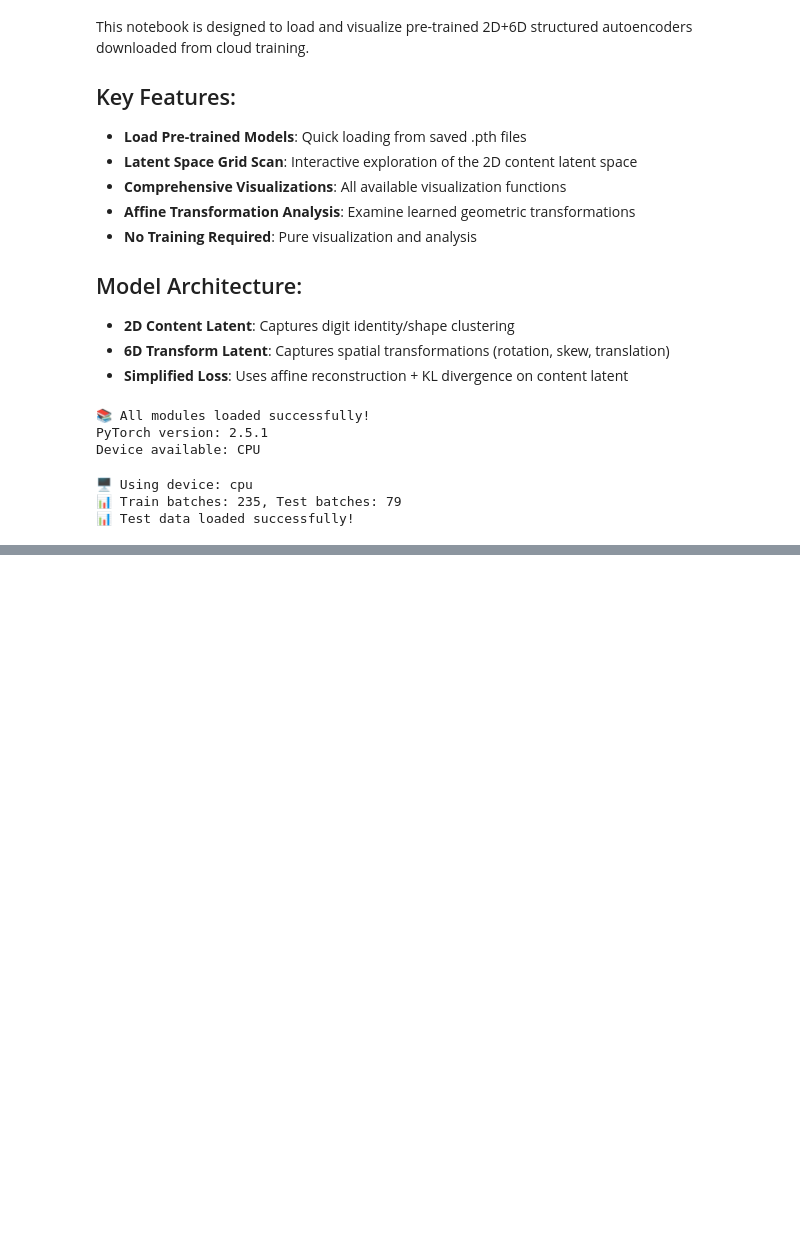
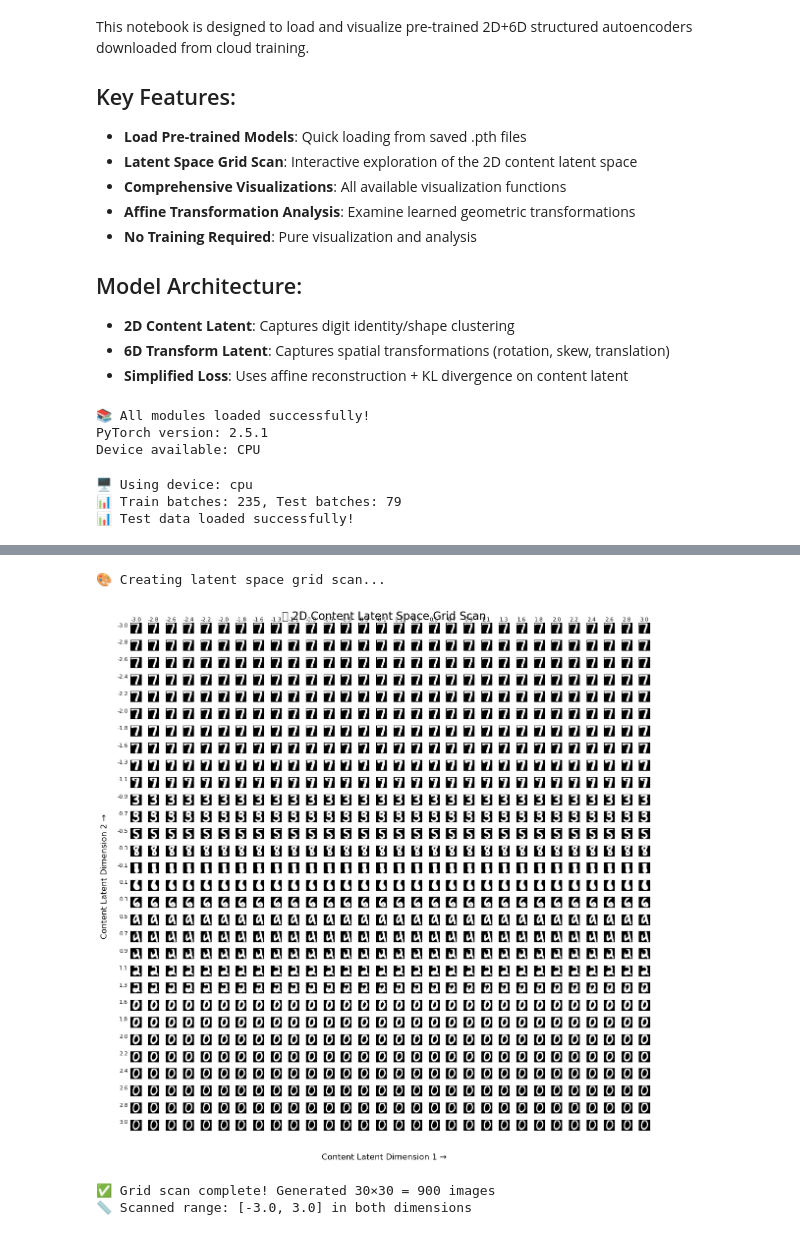
Before and after one commit to amplipy/adversAE, a Jupyter notebook: adversae/vae_training/affine/structured_2d6d_visualization.ipynb, the cells around one changed output, grey strips where cells are left out. Cells and saved outputs as stored; diff of their text form; code cells hidden in the pictures; blank space fills up the shorter version.

```diff
--- a/adversae/vae_training/affine/structured_2d6d_visualization.ipynb
+++ b/adversae/vae_training/affine/structured_2d6d_visualization.ipynb
@@ -44,7 +47,7 @@ VIZ_CONFIG = {
     'pin_memory': True,
     'num_workers': 4,
     'grid_size': 30,  # For latent space grid scan
-    'latent_range': 4.0,  # Range for latent space scanning (-range to +range)
+    'latent_range': 3.0,  # Range for latent space scanning (-range to +range)
     'figure_dpi': 100,
     'save_plots': False  # Set to True to save plot images
 }
@@ -913,0 +182,25 @@ print("📊 Statistical analysis performed")
+# %%
+# 🌟 LATENT SPACE GRID SCAN - MAIN FEATURE
+# This creates a grid of digits by scanning through the 2D content latent space
+
+if model_loaded:
+    print("🎨 Creating latent space grid scan...")
+
+    # Create the grid using the visualization module
+    grid_images, x_vals, y_vals = viz.create_latent_space_grid(
+        model, device,
+        grid_size=VIZ_CONFIG['grid_size'],
+        latent_range=VIZ_CONFIG['latent_range']
+    )
+
+    # Plot the grid
+    viz.plot_latent_space_grid(grid_images, x_vals, y_vals,
+                              VIZ_CONFIG['grid_size'], VIZ_CONFIG['latent_range'])
+
+else:
+    print("❌ Cannot create grid scan without loaded model.")
+# %% [output]
+🎨 Creating latent space grid scan...
+[figure, added]
+✅ Grid scan complete! Generated 30×30 = 900 images
+📏 Scanned range: [-3.0, 3.0] in both dimensions
```
Also changed, not shown: parts of 14 cells of this notebook, 14 other files.
